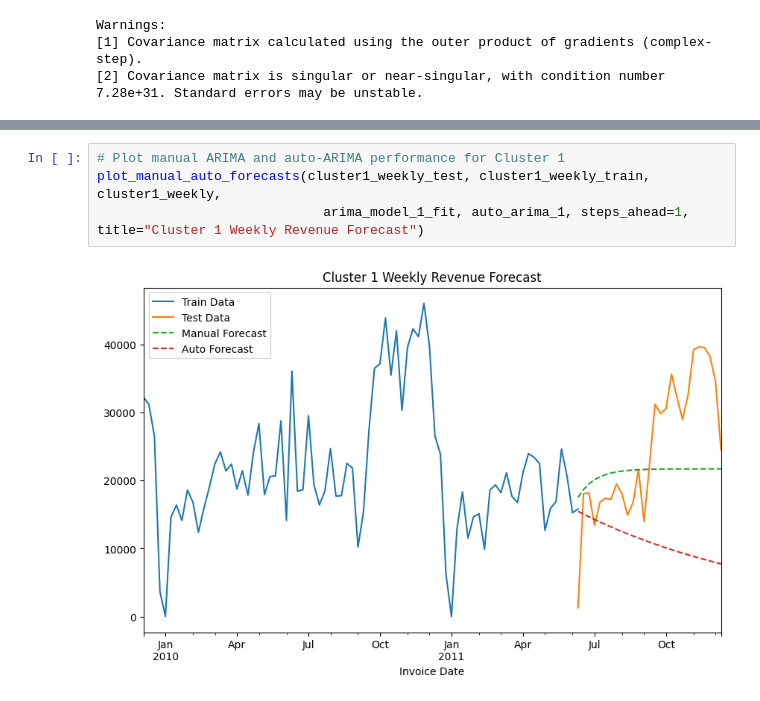
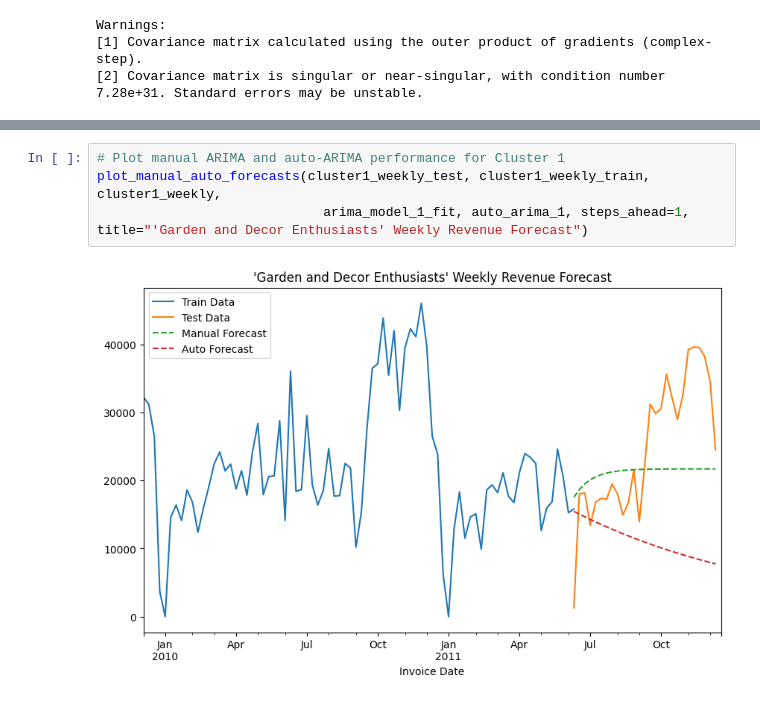
Before and after one commit to evansphillips/retail-customer-segmentation-forecasting, a Jupyter notebook: notebooks/ds4a_retail_challenge.ipynb, the cells around one changed output, grey strips where cells are left out. Drawn from its saved outputs; the diff is of its cells as text.

```diff
--- a/notebooks/ds4a_retail_challenge.ipynb
+++ b/notebooks/ds4a_retail_challenge.ipynb
@@ -2452,9 +2559,9 @@ plot_manual_auto_forecasts(cluster0_weekly_test, cluster0_weekly_train, cluster0
 # %%
 # Plot manual ARIMA and auto-ARIMA performance for Cluster 1
 plot_manual_auto_forecasts(cluster1_weekly_test, cluster1_weekly_train, cluster1_weekly,
-                             arima_model_1_fit, auto_arima_1, steps_ahead=1, title="Cluster 1 Weekly Revenue Forecast")
+                             arima_model_1_fit, auto_arima_1, steps_ahead=1, title="'Garden and Decor Enthusiasts' Weekly Revenue Forecast")
 # %% [output]
-[figure, old version]
+[figure, new version]
 # %%
 # Plot manual ARIMA and auto-ARIMA performance for Cluster 3
 plot_manual_auto_forecasts(cluster3_weekly_test, cluster3_weekly_train, cluster3_weekly,
```
Also changed, not shown: parts of 12 cells of this notebook, 1 other file.
